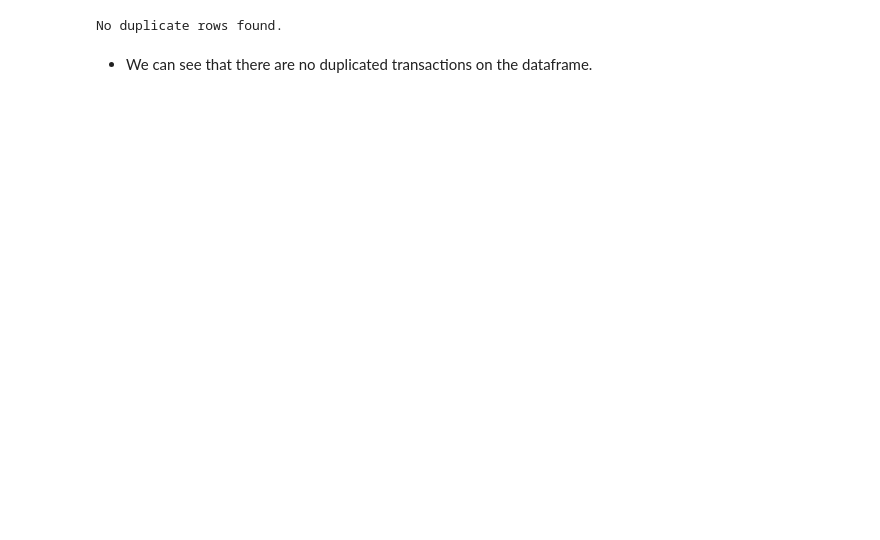
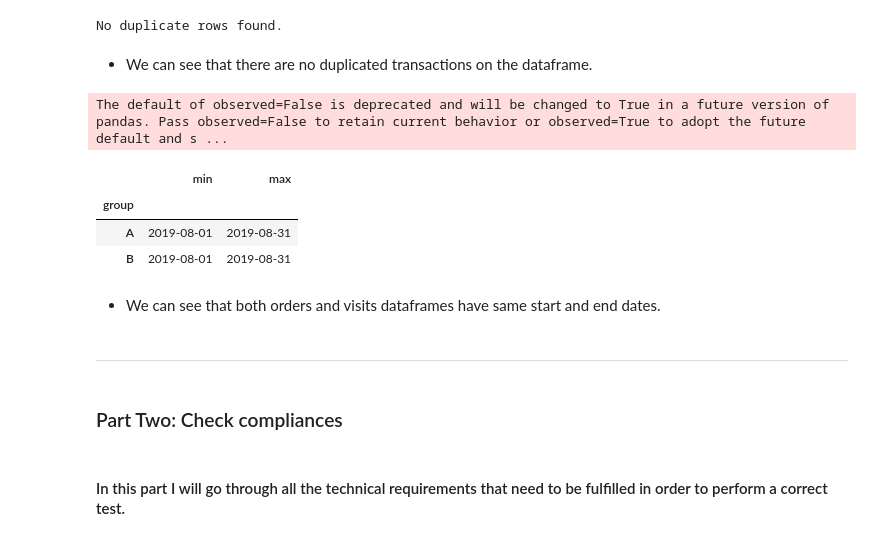
Before and after one commit to CesarChaparro1974/AB_Testing_Project, a Jupyter notebook: A_B_test_project.ipynb, the cells around one changed output. Saved outputs shown, nothing was run; the diff lists cells and outputs as text; code cells hidden in the pictures; blank space fills up the shorter version.

```diff
--- a/A_B_test_project.ipynb
+++ b/A_B_test_project.ipynb
@@ -177,3 +182,20 @@ else:
 No duplicate rows found.
 # %% [markdown]
 * We can see that there are no duplicated transactions on the dataframe.
+# %%
+# group by test group and see when start and when ends the test
+orders.groupby(['group'])['date'].agg(['min','max'])
+# %% [output]
+The default of observed=False is deprecated and will be changed to True in a future version of pandas. Pass observed=False to retain current behavior or observed=True to adopt the future default and s ...
+|  | min | max |
+| group |  |  |
+| A | 2019-08-01 | 2019-08-31 |
+| B | 2019-08-01 | 2019-08-31 |
+# %% [markdown]
+* We can see that both orders and visits dataframes have same start and end dates.
+# %% [markdown]
+***
+# %% [markdown]
+### Part Two: Check compliances
+# %% [markdown]
+#### In this part I will go through all the technical requirements that need to be fulfilled in order to perform a correct test.
```
Also changed, not shown: parts of 27 cells of this notebook.
